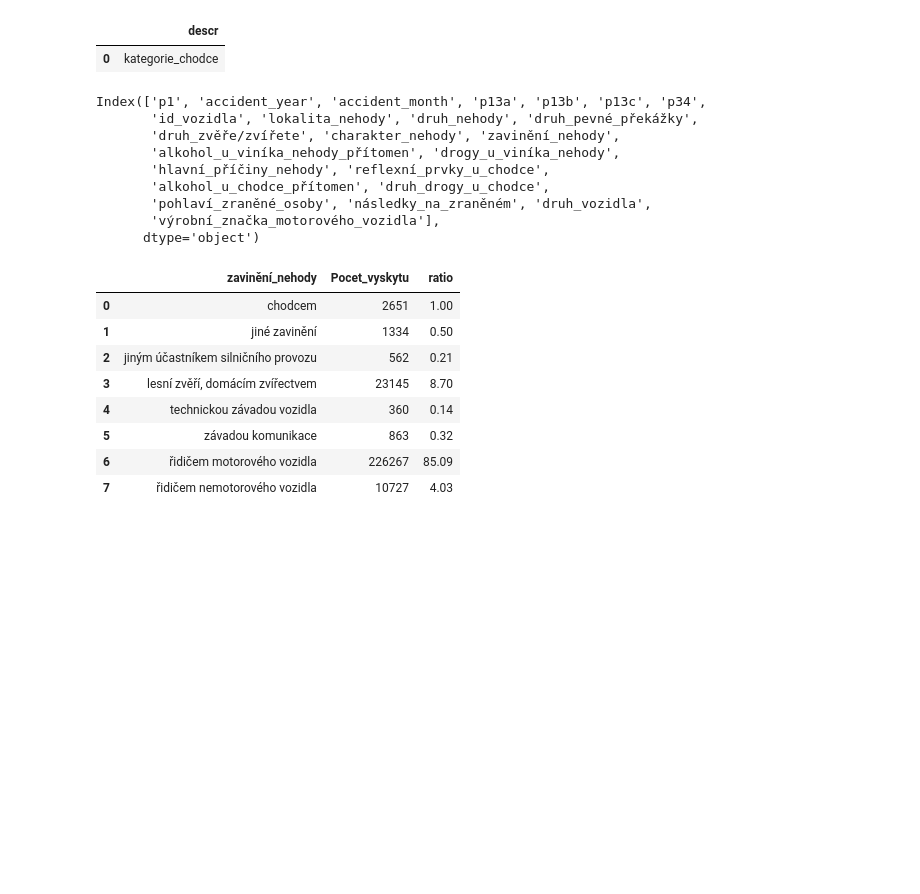
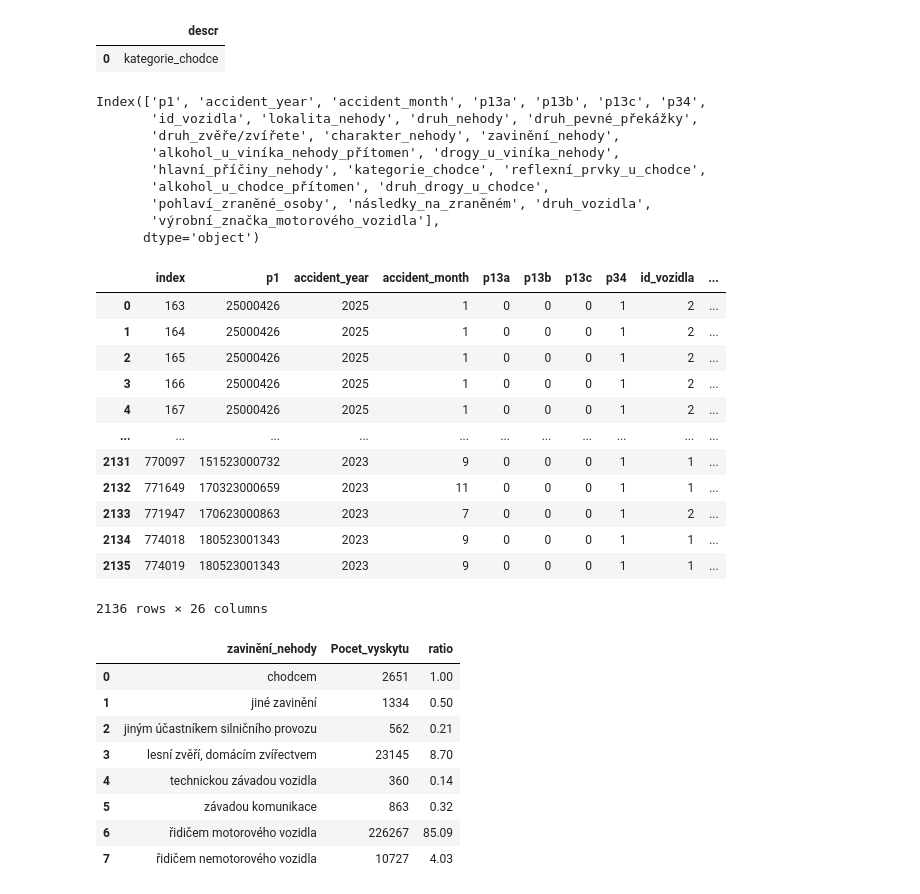
Before and after one commit to VvDustvV/traffic_accident_analysis, a Jupyter notebook: da.ipynb, the cells around one changed output. Drawn from its saved outputs; the diff is of its cells as text; code cells hidden in the pictures; blank space fills up the shorter version.

```diff
--- a/da.ipynb
+++ b/da.ipynb
@@ -181,7 +181,7 @@ get_table_column_name('p29')
 |  | descr |
 | 0 | kategorie_chodce |
 # %%
-df_but3 = execute_sql("""SELECT p1, accident_year, accident_month, p5a, p6, p8, p8a, p9, p10, p11, p11a, p12, p13a, p13b, p13c, p29a, p30a, p30b, p33c, p33g, p34, id_vozidla, p44, p45a
+df_but3 = execute_sql("""SELECT p1, accident_year, accident_month, p5a, p6, p8, p8a, p9, p10, p11, p11a, p12, p13a, p13b, p13c, p29, p29a, p30a, p30b, p33c, p33g, p34, id_vozidla, p44, p45a
                       FROM dopravni_nehody_cr.accidents_crash""")
 df_but3 = translate(df_but3)
 causes = sorted(df_but3['zavinění_nehody'].unique())
@@ -192,11 +192,27 @@ Index(['p1', 'accident_year', 'accident_month', 'p13a', 'p13b', 'p13c', 'p34',
        'id_vozidla', 'lokalita_nehody', 'druh_nehody', 'druh_pevné_překážky',
        'druh_zvěře/zvířete', 'charakter_nehody', 'zavinění_nehody',
        'alkohol_u_viníka_nehody_přítomen', 'drogy_u_viníka_nehody',
-       'hlavní_příčiny_nehody', 'reflexní_prvky_u_chodce',
+       'hlavní_příčiny_nehody', 'kategorie_chodce', 'reflexní_prvky_u_chodce',
        'alkohol_u_chodce_přítomen', 'druh_drogy_u_chodce',
        'pohlaví_zraněné_osoby', 'následky_na_zraněném', 'druh_vozidla',
        'výrobní_značka_motorového_vozidla'],
       dtype='object')
+# %%
+df_but3[df_but3['druh_nehody']=='srážka s domácím zvířetem'].reset_index()
+# %% [output]
+|  | index | p1 | accident_year | accident_month | p13a | p13b | p13c | p34 | id_vozidla | ... |
+| 0 | 163 | 25000426 | 2025 | 1 | 0 | 0 | 0 | 1 | 2 | ... |
+| 1 | 164 | 25000426 | 2025 | 1 | 0 | 0 | 0 | 1 | 2 | ... |
+| 2 | 165 | 25000426 | 2025 | 1 | 0 | 0 | 0 | 1 | 2 | ... |
+| 3 | 166 | 25000426 | 2025 | 1 | 0 | 0 | 0 | 1 | 2 | ... |
+| 4 | 167 | 25000426 | 2025 | 1 | 0 | 0 | 0 | 1 | 2 | ... |
+| ... | ... | ... | ... | ... | ... | ... | ... | ... | ... | ... |
+| 2131 | 770097 | 151523000732 | 2023 | 9 | 0 | 0 | 0 | 1 | 1 | ... |
+| 2132 | 771649 | 170323000659 | 2023 | 11 | 0 | 0 | 0 | 1 | 1 | ... |
+| 2133 | 771947 | 170623000863 | 2023 | 7 | 0 | 0 | 0 | 1 | 2 | ... |
+| 2134 | 774018 | 180523001343 | 2023 | 9 | 0 | 0 | 0 | 1 | 1 | ... |
+| 2135 | 774019 | 180523001343 | 2023 | 9 | 0 | 0 | 0 | 1 | 1 | ... |
+2136 rows × 26 columns
 # %%
 cause_conseqences = df_but3.groupby(['p1','zavinění_nehody','charakter_nehody']).size().reset_index()
 #cause_conseqences = cause_conseqences.groupby(['zavinění_nehody','charakter_nehody'])['charakter_nehody'].size().reset_index(name='Počet_výskytů')
```
Also changed, not shown: parts of 2 cells of this notebook, 2 other files.
